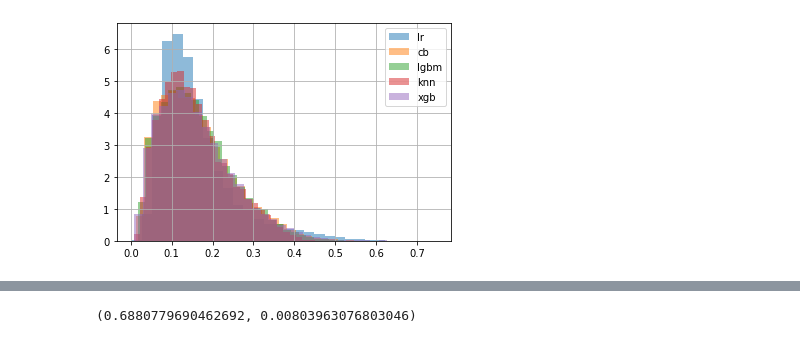
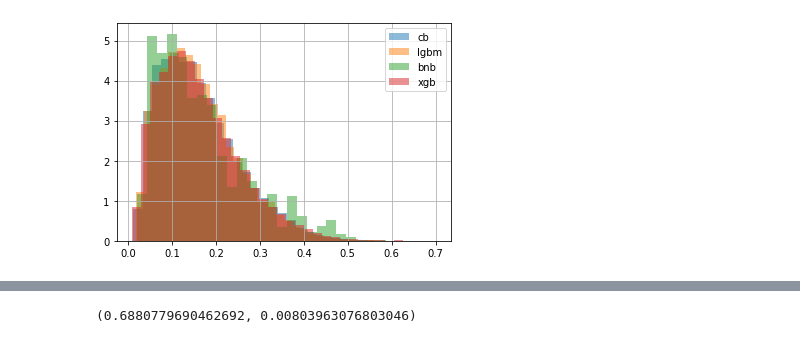
Before and after one commit to kozlowladimir/sber_nsu_hackaton, a Jupyter notebook: stacking and blending_v1_edited.ipynb, the cells around one changed output, grey strips where cells are left out. Drawn from its saved outputs; the diff is of its cells as text; code cells hidden in the pictures.

```diff
--- a/stacking and blending_v1_edited.ipynb
+++ b/stacking and blending_v1_edited.ipynb
@@ -178,7 +237,7 @@ def init_and_fit_model(x_train, x_test, y_train, y_test, params, cat_features, m
             y_train,
             cat_features,
             eval_set=eval_dataset,
-            verbose=50,
+            verbose=0,
             use_best_model=True,
         )
     elif model == 'logreg':
@@ -191,7 +250,7 @@ def init_and_fit_model(x_train, x_test, y_train, y_test, params, cat_features, m
             y_train,
             eval_set=[(x_test, y_test)],
             eval_metric='auc',
-            verbose=100,
+            verbose=0,
             early_stopping_rounds=50,
             categorical_feature=cat_features,
         )
@@ -199,16 +258,25 @@ def init_and_fit_model(x_train, x_test, y_train, y_test, params, cat_features, m
         inner_model = KNeighborsClassifier(**params)
         inner_model.fit(x_train, y_train)
     elif model == 'xgboost':
-        inner_model = XGBClassifier(**xgb_params, )
+        inner_model = XGBClassifier(**params)
 
         inner_model.fit(
             x_train,
             y_train,
             eval_set=[(x_test, y_test)],
             eval_metric='auc',
-            verbose=100,
+            verbose=0,
             early_stopping_rounds=150,
         )
+    elif model == 'nb':
+        inner_model = GaussianNB()
+        inner_model.fit(x_train,y_train)
+    elif model == 'bnb':
+        inner_model = BernoulliNB()
+        inner_model.fit(x_train, y_train)
+    elif model == 'rf':
+        inner_model = RandomForestClassifier(**params, random_state=17)
+        inner_model.fit(x_train, y_train)
     return inner_model
 
 def do_cv(x_train, x_test, y_train, features, cat_features, params, splitter, model='catboost'):
@@ -423,25 +459,33 @@ Stopping. Best iteration:
 # %%
 new_train_df = pd.DataFrame({
-    'lr':lr_oof_result,
+#     'lr':lr_oof_result,
     'cb':cb_oof_result,
     'lgbm': lgbm_oof_result,
-    'knn': knn_oof_result,
+#     'knn': knn_oof_result,
     'xgb': xgb_oof_result,
+#     'nb': nb_oof_result,
+    'bnb': bnb_oof_result,
+#     'rf': rf_oof_result,
 })
 new_test_df = pd.DataFrame({
-    'lr':lr_result,
+#     'lr':lr_result,
     'cb':cb_result,
     'lgbm': lgbm_result,
-    'knn': knn_result,
+#     'knn': knn_result,
     'xgb': xgb_result,
+#     'nb': nb_result,
+    'bnb': bnb_result,
+#     'rf': rf_result,
 })
 # %%
 max_score = 0
 best_c = 0
-for c in np.linspace(0.01, 1.01, 101):
+scores = []
+for c in np.linspace(0.01, 2.01, 101):
     metamodel = LogisticRegression(C=c, solver='liblinear', penalty='l1')
     metamodel.fit(new_train_df, logreg_y_train)
     sc = roc_auc_score(logreg_y_valid, metamodel.predict_proba(new_test_df)[:, 1])
+    scores.append(sc)
     if sc > max_score:
         print(c, sc)
         max_score = sc
@@ -463,13 +544,13 @@ xgb 0.6869176295167968 0.6847873732363498
 # %%
-new_train_df['lr'].hist(alpha=0.5, bins=30, density='uniform', label='lr')
+# new_train_df['lr'].hist(alpha=0.5, bins=30, density='uniform', label='lr')
 new_train_df['cb'].hist(alpha=0.5, bins=30, density='uniform', label='cb')
 new_train_df['lgbm'].hist(alpha=0.5, bins=30, density='uniform', label='lgbm')
-new_train_df['knn'].hist(alpha=0.5, bins=30, density='uniform', label='knn')
+new_train_df['bnb'].hist(alpha=0.5, bins=30, density='uniform', label='bnb')
 new_train_df['xgb'].hist(alpha=0.5, bins=30, density='uniform', label='xgb')
 plt.legend()
 plt.show()
 # %% [output]
-[figure, old version]
+[figure, new version]
 # %%
 skf = StratifiedKFold(n_splits=5, random_state=18, shuffle=True)
 cb_scores, cb_result, cb_oof_result = do_cv(
```
Also changed, not shown: parts of 14 cells of this notebook, 1 other file.
